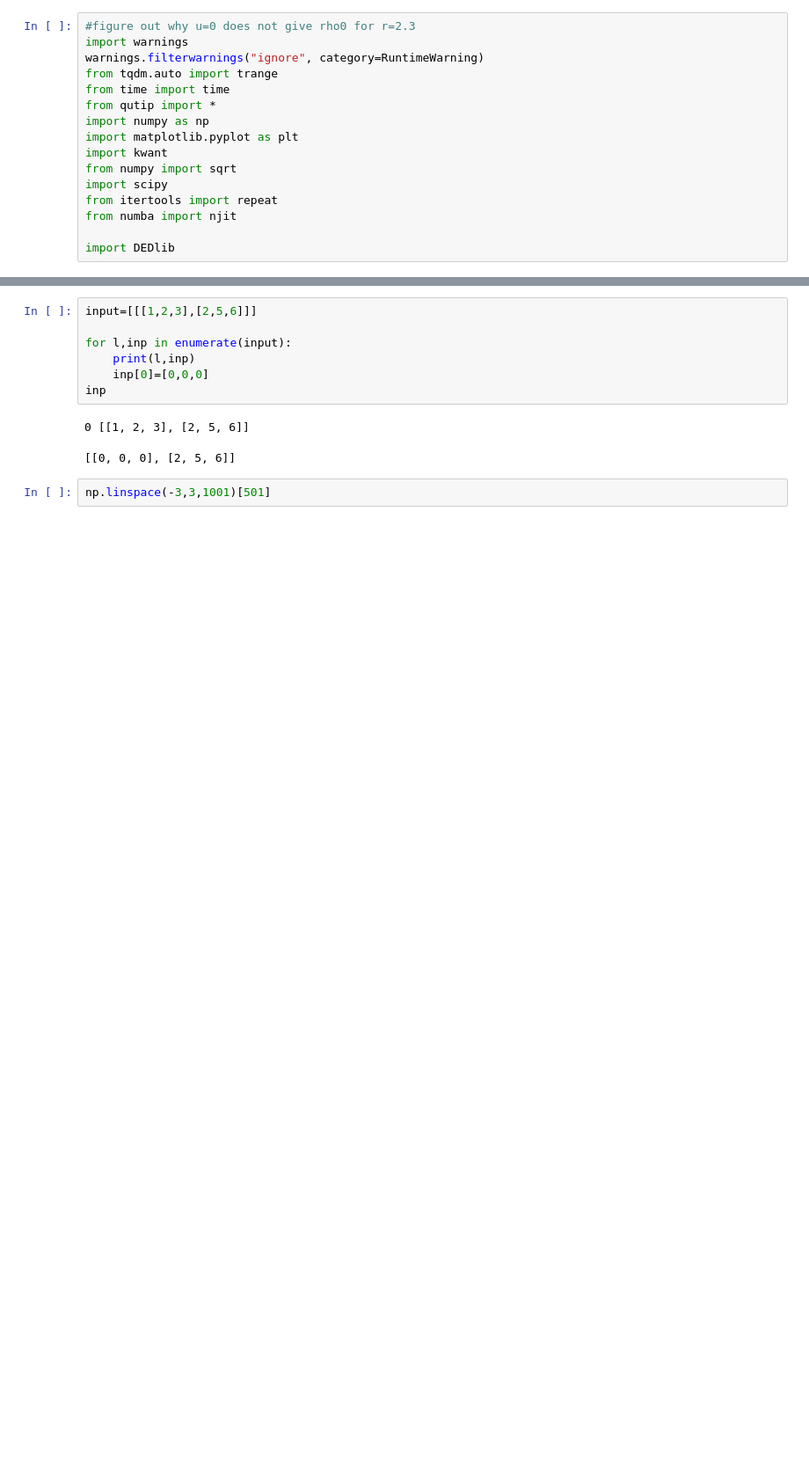
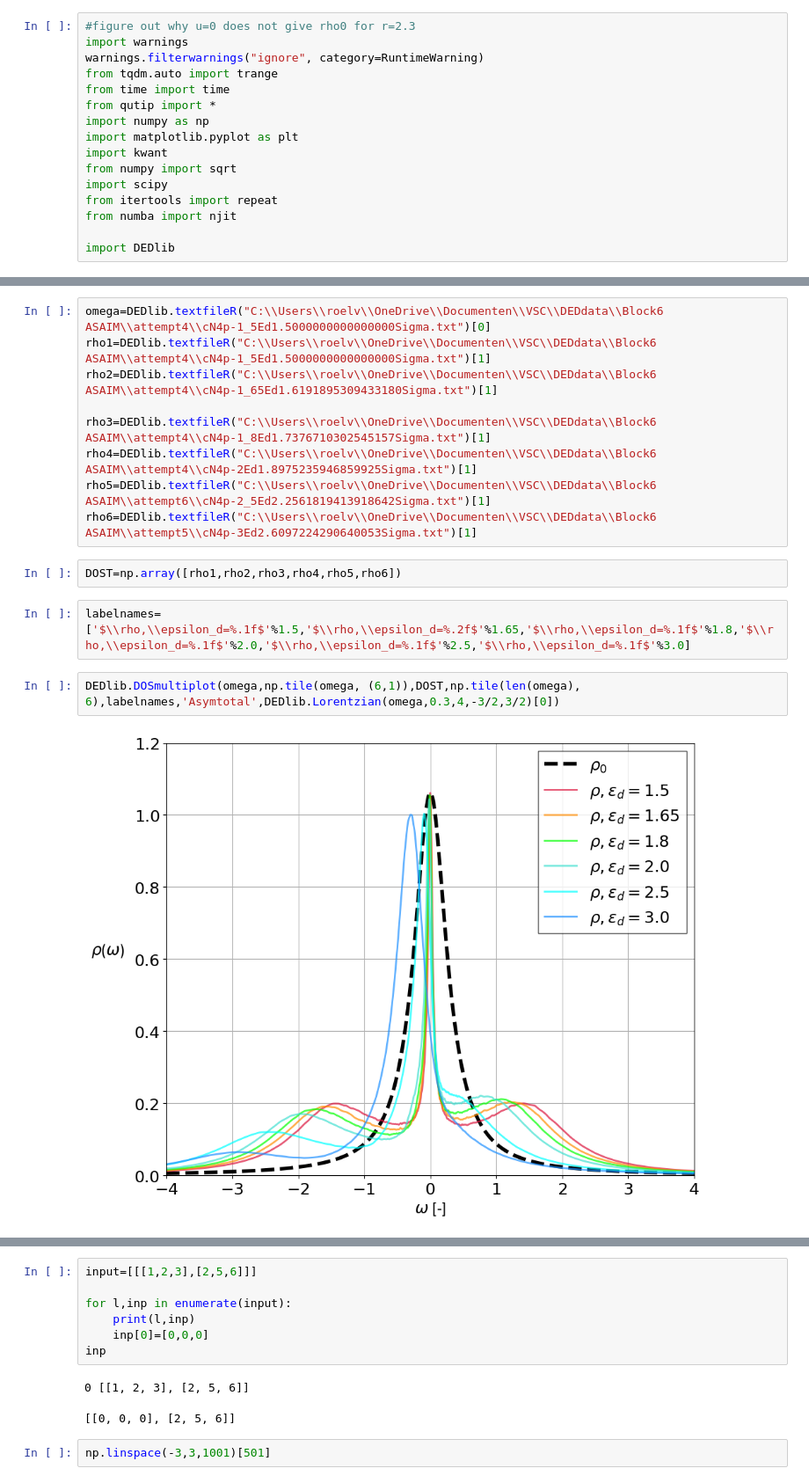
Before and after one commit to Paragon1997/Repository2023, a Jupyter notebook: Graph0Utest.ipynb, the cells around one changed output, grey strips where cells are left out. Shown at 88% size. Cells and saved outputs as stored; diff of their text form; blank space fills up the shorter version.

```diff
--- a/Graph0Utest.ipynb
+++ b/Graph0Utest.ipynb
@@ -23,0 +61,17 @@ array([[-4.        +0.j, -3.992     +0.j, -3.984     +0.j, ...,
+# %%
+omega=DEDlib.textfileR("C:\\Users\\roelv\\OneDrive\\Documenten\\VSC\\DEDdata\\Block6 ASAIM\\attempt4\\cN4p-1_5Ed1.5000000000000000Sigma.txt")[0]
+rho1=DEDlib.textfileR("C:\\Users\\roelv\\OneDrive\\Documenten\\VSC\\DEDdata\\Block6 ASAIM\\attempt4\\cN4p-1_5Ed1.5000000000000000Sigma.txt")[1]
+rho2=DEDlib.textfileR("C:\\Users\\roelv\\OneDrive\\Documenten\\VSC\\DEDdata\\Block6 ASAIM\\attempt4\\cN4p-1_65Ed1.6191895309433180Sigma.txt")[1]
+
+rho3=DEDlib.textfileR("C:\\Users\\roelv\\OneDrive\\Documenten\\VSC\\DEDdata\\Block6 ASAIM\\attempt4\\cN4p-1_8Ed1.7376710302545157Sigma.txt")[1]
+rho4=DEDlib.textfileR("C:\\Users\\roelv\\OneDrive\\Documenten\\VSC\\DEDdata\\Block6 ASAIM\\attempt4\\cN4p-2Ed1.8975235946859925Sigma.txt")[1]
+rho5=DEDlib.textfileR("C:\\Users\\roelv\\OneDrive\\Documenten\\VSC\\DEDdata\\Block6 ASAIM\\attempt6\\cN4p-2_5Ed2.2561819413918642Sigma.txt")[1]
+rho6=DEDlib.textfileR("C:\\Users\\roelv\\OneDrive\\Documenten\\VSC\\DEDdata\\Block6 ASAIM\\attempt5\\cN4p-3Ed2.6097224290640053Sigma.txt")[1]
+# %%
+DOST=np.array([rho1,rho2,rho3,rho4,rho5,rho6])
+# %%
+labelnames=['$\\rho,\\epsilon_d=%.1f$'%1.5,'$\\rho,\\epsilon_d=%.2f$'%1.65,'$\\rho,\\epsilon_d=%.1f$'%1.8,'$\\rho,\\epsilon_d=%.1f$'%2.0,'$\\rho,\\epsilon_d=%.1f$'%2.5,'$\\rho,\\epsilon_d=%.1f$'%3.0]
+# %%
+DEDlib.DOSmultiplot(omega,np.tile(omega, (6,1)),DOST,np.tile(len(omega), 6),labelnames,'Asymtotal',DEDlib.Lorentzian(omega,0.3,4,-3/2,3/2)[0])
+# %% [output]
+[figure, added]
```
Also changed, not shown: parts of 8 cells of this notebook, 1 other file.
